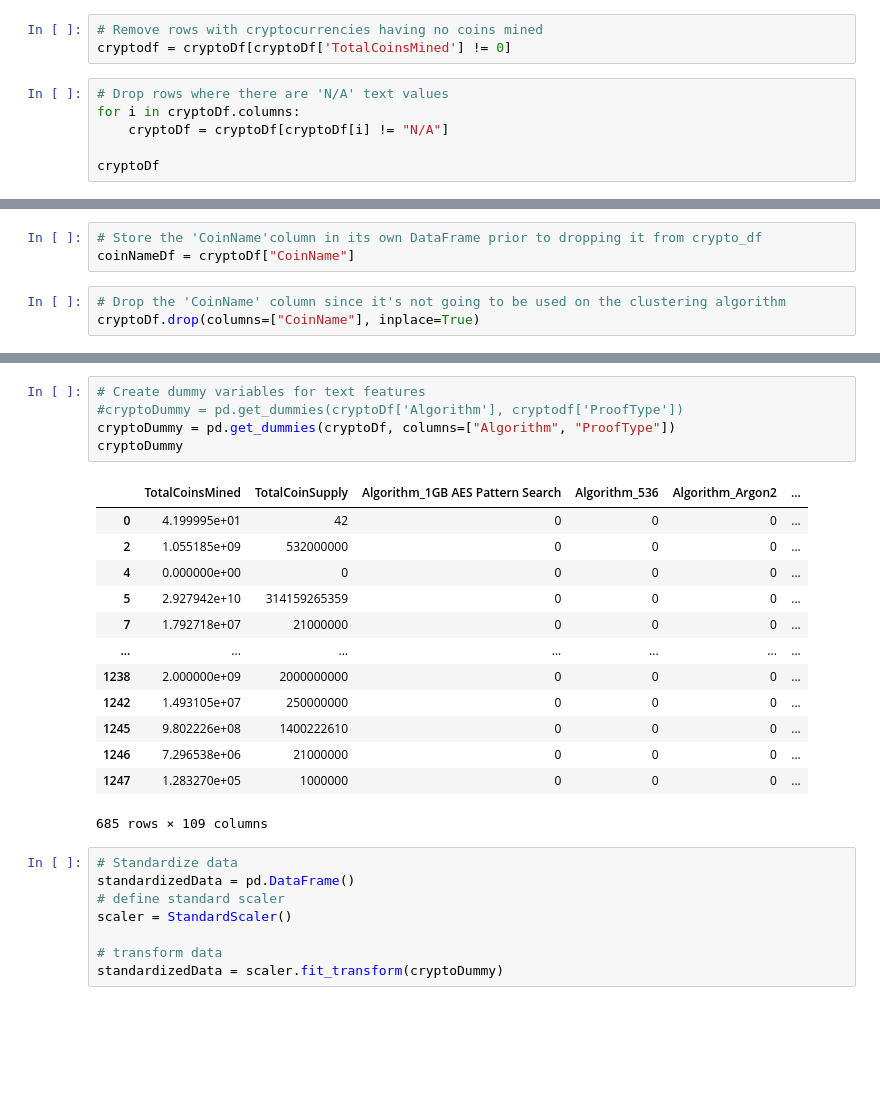
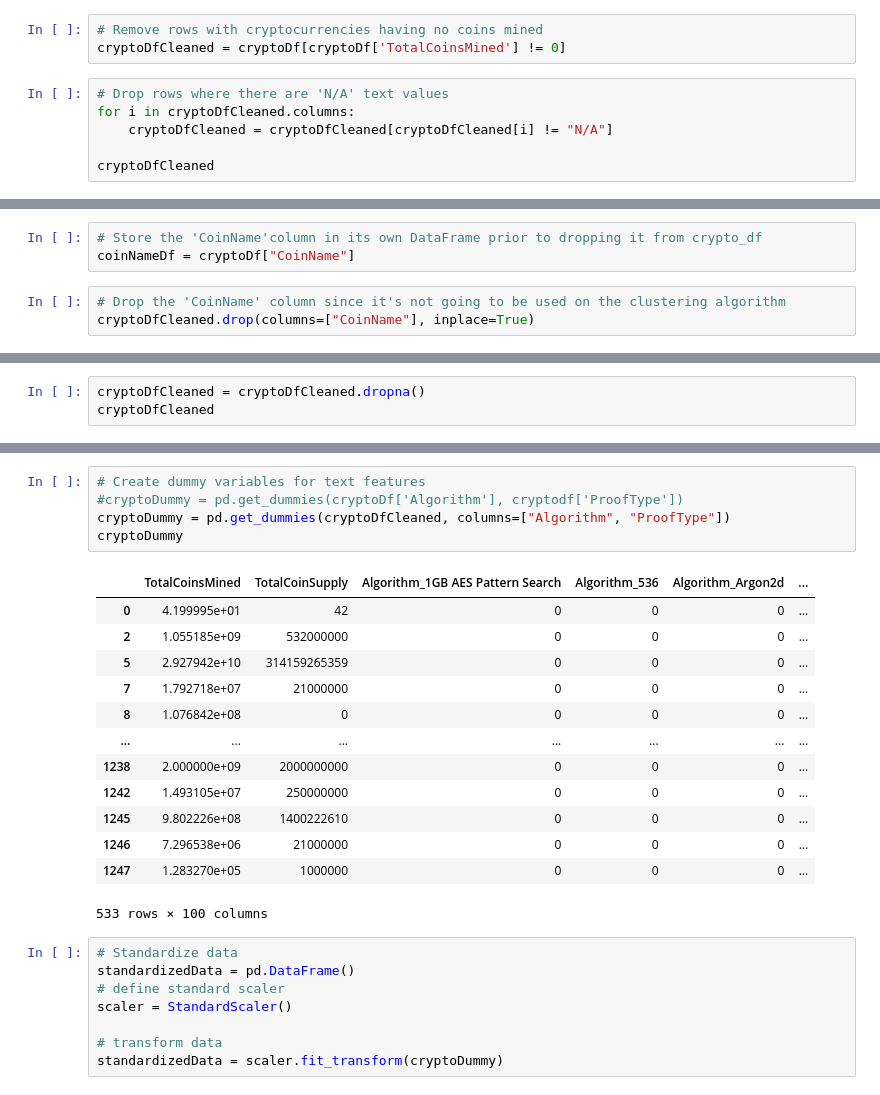
Before and after one commit to gokhanunal34/awsCloud, a Jupyter notebook: Starter_Files/crypto_clustering.ipynb, the cells around one changed output, grey strips where cells are left out. Saved outputs shown, nothing was run; the diff lists cells and outputs as text; blank space fills up the shorter version.

```diff
--- a/Starter_Files/crypto_clustering.ipynb
+++ b/Starter_Files/crypto_clustering.ipynb
@@ -81,13 +61,13 @@ cryptoDf.drop(columns=['IsTrading'], inplace=True)
 cryptoDf.dropna(axis=0, inplace=True)
 # %%
 # Remove rows with cryptocurrencies having no coins mined
-cryptodf = cryptoDf[cryptoDf['TotalCoinsMined'] != 0]
+cryptoDfCleaned = cryptoDf[cryptoDf['TotalCoinsMined'] != 0]
 # %%
 # Drop rows where there are 'N/A' text values
-for i in cryptoDf.columns:
-    cryptoDf = cryptoDf[cryptoDf[i] != "N/A"]
+for i in cryptoDfCleaned.columns:
+    cryptoDfCleaned = cryptoDfCleaned[cryptoDfCleaned[i] != "N/A"]
 
-cryptoDf
+cryptoDfCleaned
 # %% [output]
 |  | CoinName | Algorithm | ProofType | TotalCoinsMined | TotalCoinSupply |
 | 0 | 42 Coin | Scrypt | PoW/PoS | 4.199995e+01 | 42 |
@@ -107,4 +87,4 @@ cryptoDf
 coinNameDf = cryptoDf["CoinName"]
 # %%
 # Drop the 'CoinName' column since it's not going to be used on the clustering algorithm
-cryptoDf.drop(columns=["CoinName"], inplace=True)
+cryptoDfCleaned.drop(columns=["CoinName"], inplace=True)
@@ -126,0 +91,3 @@ cryptoDf
+# %%
+cryptoDfCleaned = cryptoDfCleaned.dropna()
+cryptoDfCleaned
@@ -127,22 +108,22 @@ cryptoDf
 # %%
 # Create dummy variables for text features
 #cryptoDummy = pd.get_dummies(cryptoDf['Algorithm'], cryptodf['ProofType'])
-cryptoDummy = pd.get_dummies(cryptoDf, columns=["Algorithm", "ProofType"])
+cryptoDummy = pd.get_dummies(cryptoDfCleaned, columns=["Algorithm", "ProofType"])
 cryptoDummy
 # %% [output]
-|  | TotalCoinsMined | TotalCoinSupply | Algorithm_1GB AES Pattern Search | Algorithm_536 | Algorithm_Argon2 | ... |
+|  | TotalCoinsMined | TotalCoinSupply | Algorithm_1GB AES Pattern Search | Algorithm_536 | Algorithm_Argon2d | ... |
 | 0 | 4.199995e+01 | 42 | 0 | 0 | 0 | ... |
 | 2 | 1.055185e+09 | 532000000 | 0 | 0 | 0 | ... |
-| 4 | 0.000000e+00 | 0 | 0 | 0 | 0 | ... |
 | 5 | 2.927942e+10 | 314159265359 | 0 | 0 | 0 | ... |
 | 7 | 1.792718e+07 | 21000000 | 0 | 0 | 0 | ... |
+| 8 | 1.076842e+08 | 0 | 0 | 0 | 0 | ... |
 | ... | ... | ... | ... | ... | ... | ... |
 | 1238 | 2.000000e+09 | 2000000000 | 0 | 0 | 0 | ... |
 | 1242 | 1.493105e+07 | 250000000 | 0 | 0 | 0 | ... |
 | 1245 | 9.802226e+08 | 1400222610 | 0 | 0 | 0 | ... |
 | 1246 | 7.296538e+06 | 21000000 | 0 | 0 | 0 | ... |
 | 1247 | 1.283270e+05 | 1000000 | 0 | 0 | 0 | ... |
-685 rows × 109 columns
+533 rows × 100 columns
 # %%
 # Standardize data
 standardizedData = pd.DataFrame()
```
Also changed, not shown: parts of 12 cells of this notebook.
